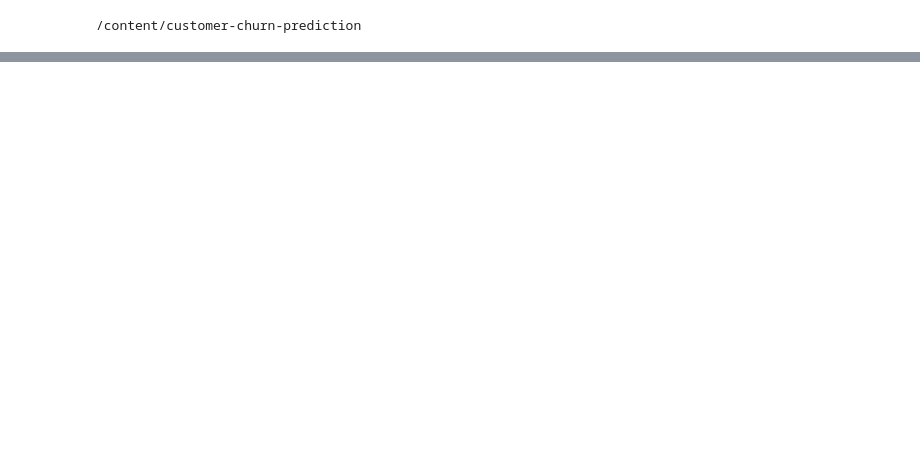
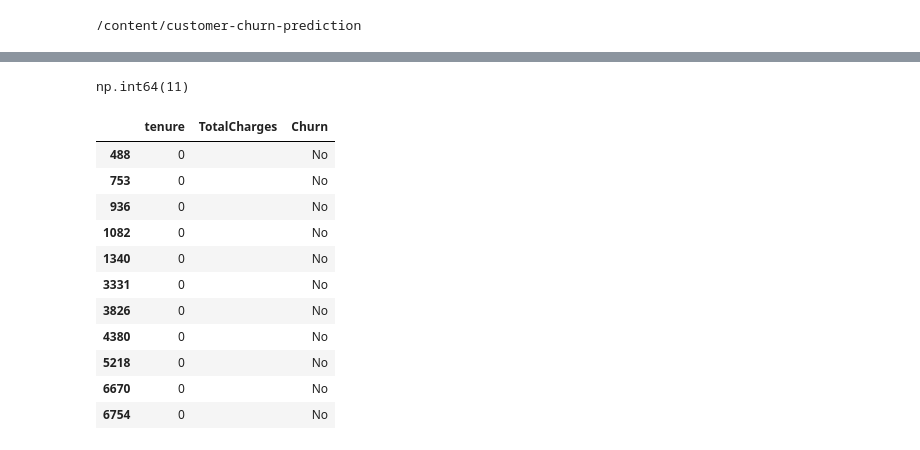
Before and after one commit to mim-1999/customer-churn-prediction, a Jupyter notebook: notebooks/01_eda.ipynb, the cells around one changed output, grey strips where cells are left out. Cells and saved outputs as stored; diff of their text form; code cells hidden in the pictures; blank space fills up the shorter version.

```diff
--- a/notebooks/01_eda.ipynb
+++ b/notebooks/01_eda.ipynb
@@ -23,0 +97,20 @@ Resolving deltas: 100% (3/3), done.
+# %%
+# convert TotalCharges to numeric and catch missing values
+pd.to_numeric(df['TotalCharges'], errors='coerce').isnull().sum()
+# %% [output]
+np.int64(11)
+# %%
+df[pd.to_numeric(df['TotalCharges'], errors='coerce').isnull()][['tenure', 'TotalCharges', 'Churn']]
+# %% [output]
+|  | tenure | TotalCharges | Churn |
+| 488 | 0 |  | No |
+| 753 | 0 |  | No |
+| 936 | 0 |  | No |
+| 1082 | 0 |  | No |
+| 1340 | 0 |  | No |
+| 3331 | 0 |  | No |
+| 3826 | 0 |  | No |
+| 4380 | 0 |  | No |
+| 5218 | 0 |  | No |
+| 6670 | 0 |  | No |
+| 6754 | 0 |  | No |
```
Also changed, not shown: parts of 26 cells of this notebook.
